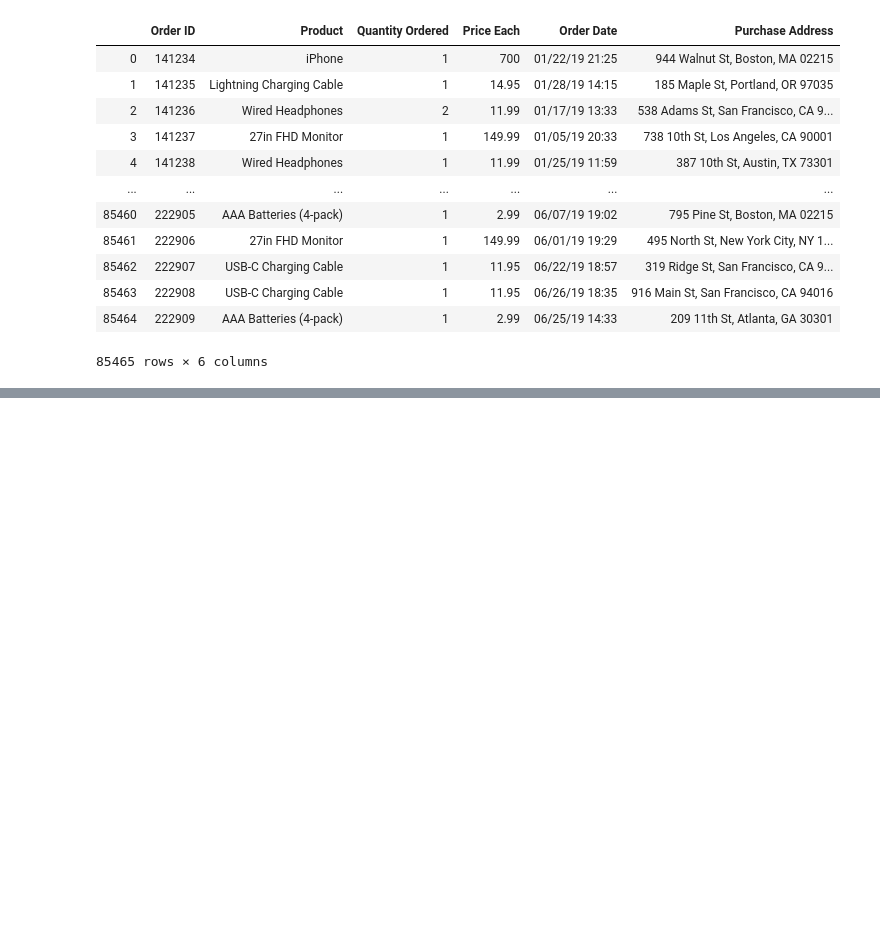
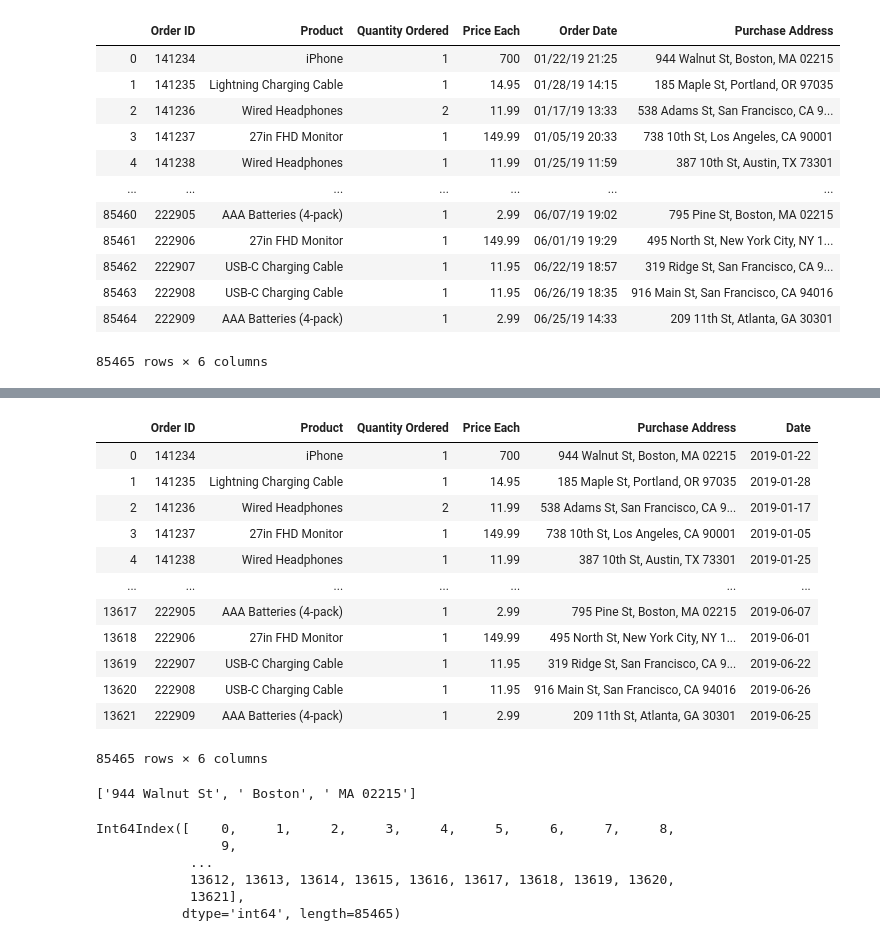
Before and after one commit to TheGlitchCat/Python-Course, a Jupyter notebook: Week 5/Data cleaning.ipynb, the cells around one changed output, grey strips where cells are left out. Cells and saved outputs as stored; diff of their text form; code cells hidden in the pictures; blank space fills up the shorter version.

```diff
--- a/Week 5/Data cleaning.ipynb
+++ b/Week 5/Data cleaning.ipynb
@@ -129,0 +170,30 @@ dft.reset_index(drop=True) # Before 85625
+# %%
+dft.drop(columns=['Order Date'])
+# %% [output]
+|  | Order ID | Product | Quantity Ordered | Price Each | Purchase Address | Date |
+| 0 | 141234 | iPhone | 1 | 700 | 944 Walnut St, Boston, MA 02215 | 2019-01-22 |
+| 1 | 141235 | Lightning Charging Cable | 1 | 14.95 | 185 Maple St, Portland, OR 97035 | 2019-01-28 |
+| 2 | 141236 | Wired Headphones | 2 | 11.99 | 538 Adams St, San Francisco, CA 9... | 2019-01-17 |
+| 3 | 141237 | 27in FHD Monitor | 1 | 149.99 | 738 10th St, Los Angeles, CA 90001 | 2019-01-05 |
+| 4 | 141238 | Wired Headphones | 1 | 11.99 | 387 10th St, Austin, TX 73301 | 2019-01-25 |
+| ... | ... | ... | ... | ... | ... | ... |
+| 13617 | 222905 | AAA Batteries (4-pack) | 1 | 2.99 | 795 Pine St, Boston, MA 02215 | 2019-06-07 |
+| 13618 | 222906 | 27in FHD Monitor | 1 | 149.99 | 495 North St, New York City, NY 1... | 2019-06-01 |
+| 13619 | 222907 | USB-C Charging Cable | 1 | 11.95 | 319 Ridge St, San Francisco, CA 9... | 2019-06-22 |
+| 13620 | 222908 | USB-C Charging Cable | 1 | 11.95 | 916 Main St, San Francisco, CA 94016 | 2019-06-26 |
+| 13621 | 222909 | AAA Batteries (4-pack) | 1 | 2.99 | 209 11th St, Atlanta, GA 30301 | 2019-06-25 |
+85465 rows × 6 columns
+# %%
+address = dft['Purchase Address']
+address.values[0].split(',')
+# %% [output]
+['944 Walnut St', ' Boston', ' MA 02215']
+# %%
+address.index
+# %% [output]
+Int64Index([    0,     1,     2,     3,     4,     5,     6,     7,     8,
+                9,
+            ...
+            13612, 13613, 13614, 13615, 13616, 13617, 13618, 13619, 13620,
+            13621],
+           dtype='int64', length=85465)
```
Also changed, not shown: parts of 8 cells of this notebook.
